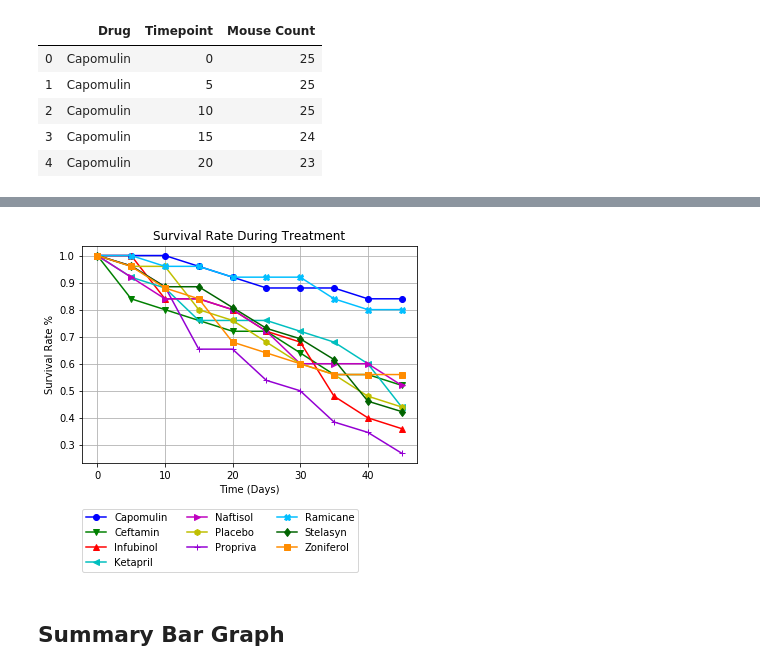
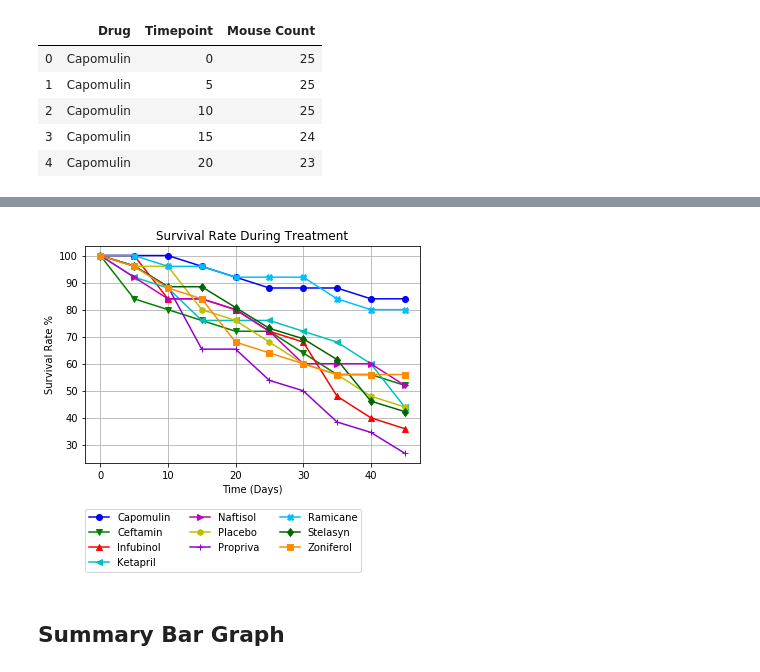
Before and after one commit to alyssamoyer/matplotlib-challenge, a Jupyter notebook: Pymaceuticals/main.ipynb, the cells around one changed output, grey strips where cells are left out. Cells and saved outputs as stored; diff of their text form; code cells hidden in the pictures.

Commit message:
finished chart

```diff
--- a/Pymaceuticals/main.ipynb
+++ b/Pymaceuticals/main.ipynb
@@ -272,32 +272,32 @@ mice_pivot
 # %%
 # Generate the Plot (with Error Bars)
 columns = list(mice_pivot.columns)
 colors = ['b', 'g', 'r', 'c', 'm', 'y', 'darkviolet', 'deepskyblue', 'darkgreen', 'darkorange']
 markers = ["o", "v", "^", "<", ">", "h", "+", "X", "d", "s"]
 
 
 x = mice_pivot.index.values
 index = 0
 
 #loop through the column names and for each column plot a line, scatter, and error bars
 for column in columns:
     start_mice = mice_pivot.loc[0,columns[index]]
-    y = mice_pivot[columns[index]]/start_mice
+    y = (mice_pivot[columns[index]]/start_mice)*100
     plt.plot(x,y, color = colors[index], label = columns[index], marker = markers[index])
     index = index + 1
 
 #set the chart labels
 plt.xlabel("Time (Days)")
 plt.ylabel("Survival Rate %")
 plt.title("Survival Rate During Treatment")
 plt.grid()
 
 #add legend box below the figure so it does not overlap graph
 plt.legend(loc='lower left', bbox_to_anchor= (0.0, -0.5), ncol=3,
             borderaxespad=0, frameon=True)
 plt.savefig('../images/survival_rate.png')
 plt.show()
 # %% [output]
-[figure, old version]
+[figure, new version]
 # %% [markdown]
 ## Summary Bar Graph
```
Also changed, not shown: parts of 6 cells of this notebook, 3 other files.
